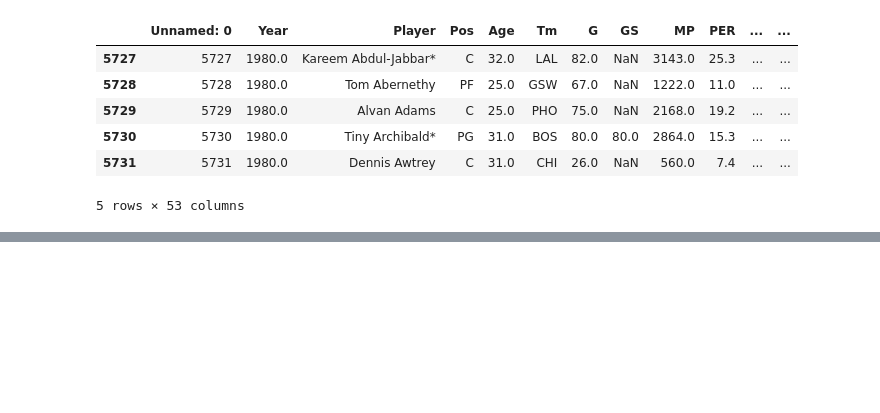
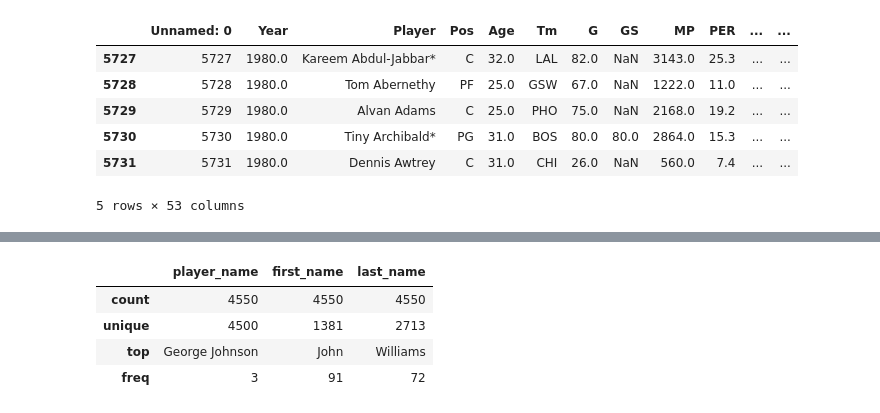
Before and after one commit to NotkerNotker/ETL-Pros, a Jupyter notebook: NBA_Players.ipynb, the cells around one changed output, grey strips where cells are left out. Saved outputs shown, nothing was run; the diff lists cells and outputs as text; code cells hidden in the pictures; blank space fills up the shorter version.

```diff
--- a/NBA_Players.ipynb
+++ b/NBA_Players.ipynb
@@ -63,0 +109,9 @@ season_stats_year.head()
+# %%
+players_df= players_df.dropna()
+players_df.describe()
+# %% [output]
+|  | player_name | first_name | last_name |
+| count | 4550 | 4550 | 4550 |
+| unique | 4500 | 1381 | 2713 |
+| top | George Johnson | John | Williams |
+| freq | 3 | 91 | 72 |
```
Also changed, not shown: parts of 12 cells of this notebook, 2 other files.
